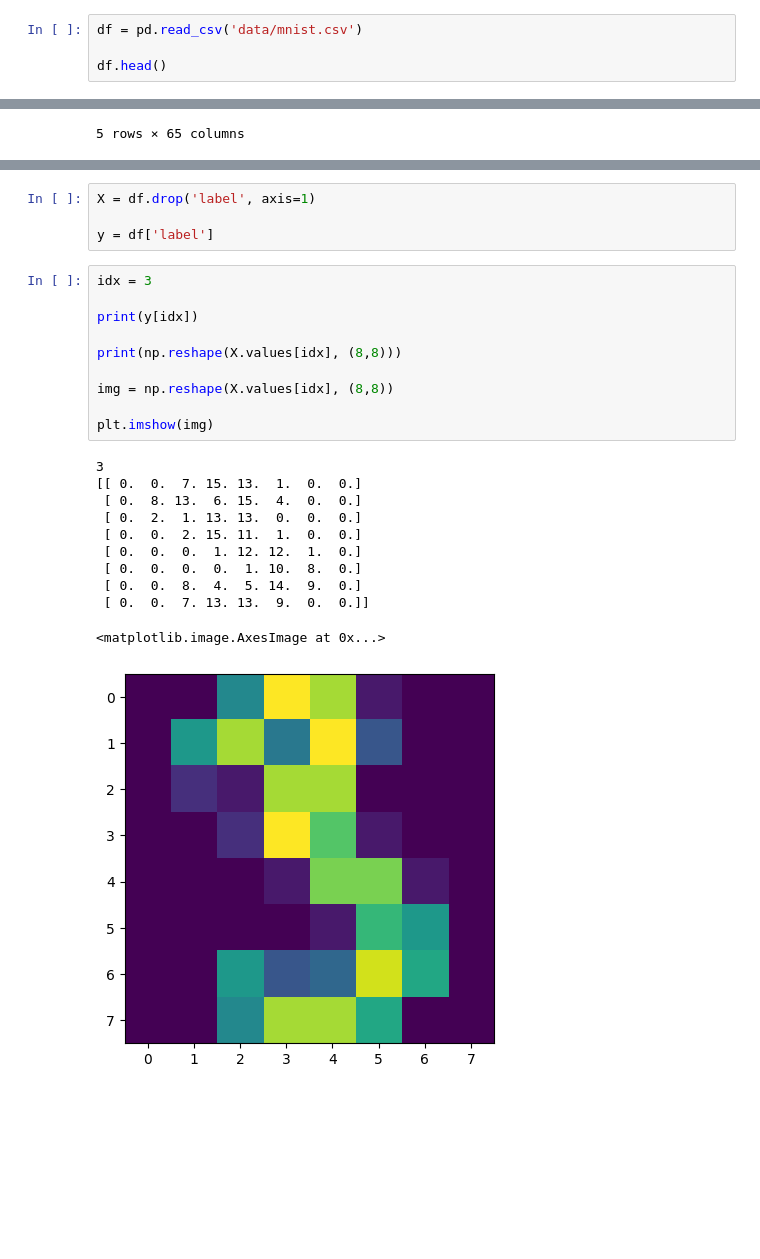
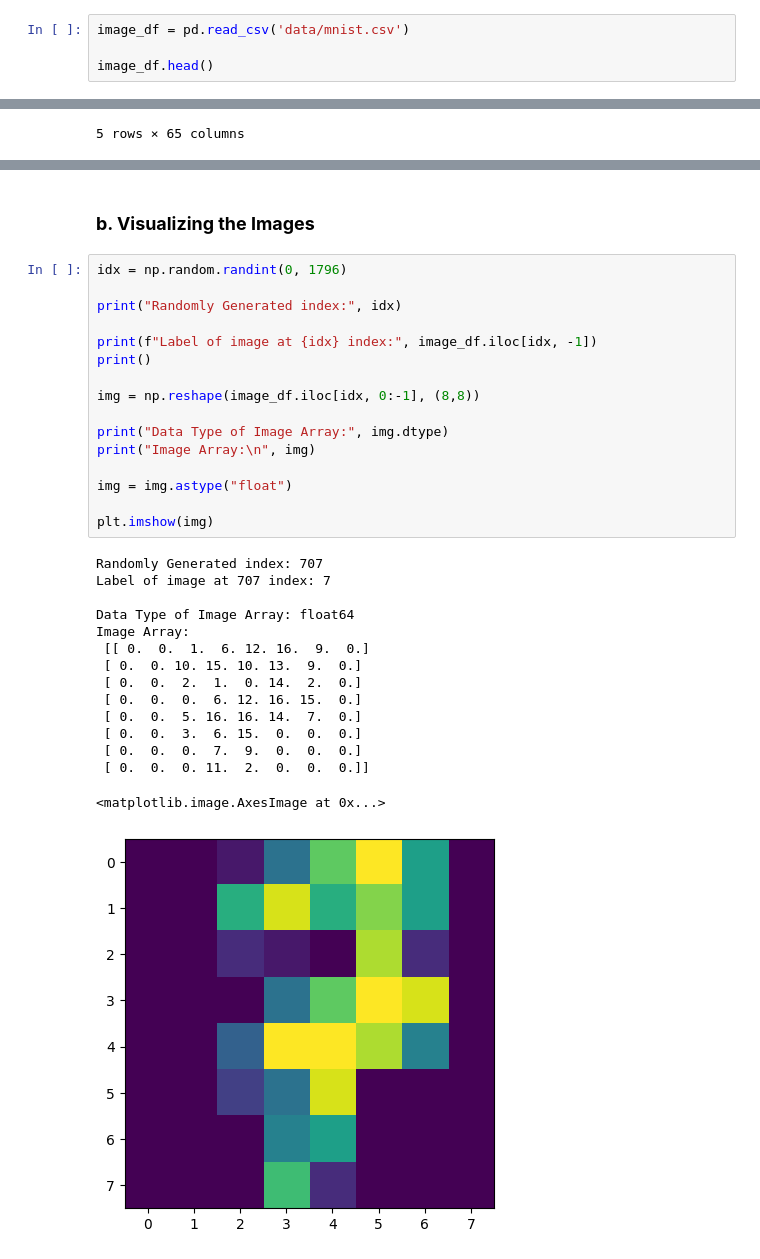
Before and after one commit to bansalkanav/Machine-Learning-Scratch-2-Advance-By-ThatAIGuy, a Jupyter notebook: 04. Supervised Learning/01. Mathematical Foundation - Linear Algebra/2. Case Study - Image Search Engine/building_an_image_search_engine.ipynb, the cells around one changed output, grey strips where cells are left out. Saved outputs shown, nothing was run; the diff lists cells and outputs as text; blank space fills up the shorter version.

```diff
--- a/04. Supervised Learning/01. Mathematical Foundation - Linear Algebra/2. Case Study - Image Search Engine/building_an_image_search_engine.ipynb
+++ b/04. Supervised Learning/01. Mathematical Foundation - Linear Algebra/2. Case Study - Image Search Engine/building_an_image_search_engine.ipynb
@@ -5,7 +13,7 @@ import pandas as pd
 # %%
-df = pd.read_csv('data/mnist.csv')
+image_df = pd.read_csv('data/mnist.csv')
 
-df.head()
+image_df.head()
 # %% [output]
 |  | pixel_0 | pixel_1 | pixel_2 | pixel_3 | pixel_4 | pixel_5 | pixel_6 | pixel_7 | pixel_8 | pixel_9 | ... | ... |
 | 0 | 0.0 | 0.0 | 5.0 | 13.0 | 9.0 | 1.0 | 0.0 | 0.0 | 0.0 | 0.0 | ... | ... |
@@ -23,29 +37,37 @@ sns.countplot(data=df, x='label')
 # %% [output]
 <Axes: xlabel='label', ylabel='count'>
 [figure]
-# %%
-X = df.drop('label', axis=1)
-
-y = df['label']
-# %%
-idx = 3
-
-print(y[idx])
-
-print(np.reshape(X.values[idx], (8,8)))
-
-img = np.reshape(X.values[idx], (8,8))
-
-plt.imshow(img)
-# %% [output]
-3
-[[ 0.  0.  7. 15. 13.  1.  0.  0.]
- [ 0.  8. 13.  6. 15.  4.  0.  0.]
- [ 0.  2.  1. 13. 13.  0.  0.  0.]
- [ 0.  0.  2. 15. 11.  1.  0.  0.]
- [ 0.  0.  0.  1. 12. 12.  1.  0.]
- [ 0.  0.  0.  0.  1. 10.  8.  0.]
- [ 0.  0.  8.  4.  5. 14.  9.  0.]
- [ 0.  0.  7. 13. 13.  9.  0.  0.]]
-<matplotlib.image.AxesImage at 0x...>
-[figure, removed]
+# %% [markdown]
+### **b. Visualizing the Images**
+# %%
+idx = np.random.randint(0, 1796)
+
+print("Randomly Generated index:", idx)
+
+print(f"Label of image at {idx} index:", image_df.iloc[idx, -1])
+print()
+
+img = np.reshape(image_df.iloc[idx, 0:-1], (8,8))
+
+print("Data Type of Image Array:", img.dtype)
+print("Image Array:\n", img)
+
+img = img.astype("float")
+
+plt.imshow(img)
+# %% [output]
+Randomly Generated index: 707
+Label of image at 707 index: 7
+
+Data Type of Image Array: float64
+Image Array:
+ [[ 0.  0.  1.  6. 12. 16.  9.  0.]
+ [ 0.  0. 10. 15. 10. 13.  9.  0.]
+ [ 0.  0.  2.  1.  0. 14.  2.  0.]
+ [ 0.  0.  0.  6. 12. 16. 15.  0.]
+ [ 0.  0.  5. 16. 16. 14.  7.  0.]
+ [ 0.  0.  3.  6. 15.  0.  0.  0.]
+ [ 0.  0.  0.  7.  9.  0.  0.  0.]
+ [ 0.  0.  0. 11.  2.  0.  0.  0.]]
+<matplotlib.image.AxesImage at 0x...>
+[figure, added]
```
Also changed, not shown: parts of 17 cells of this notebook, 11 other files.
